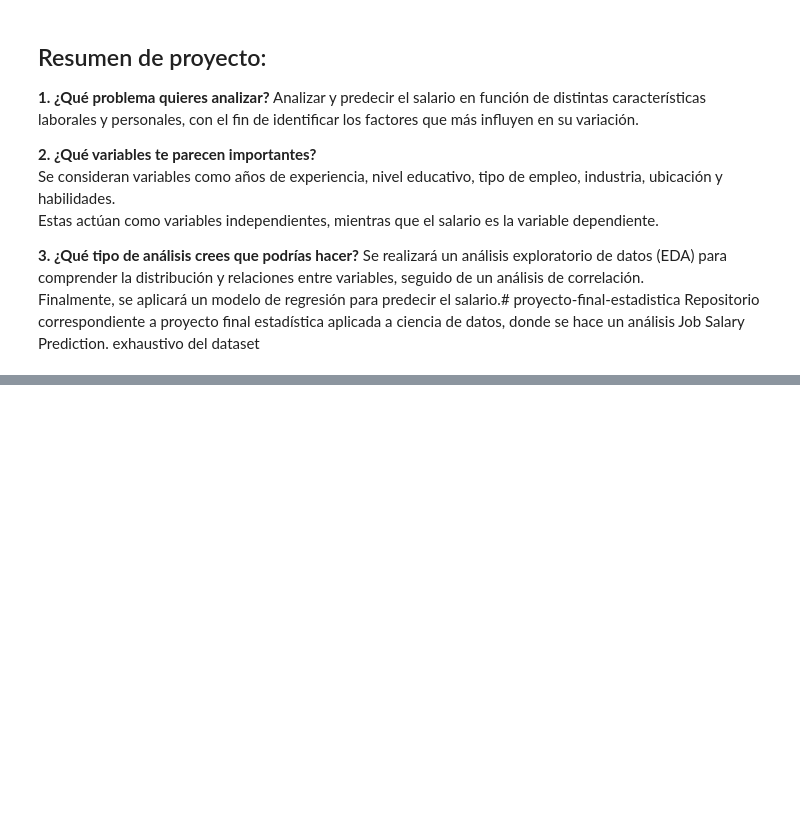
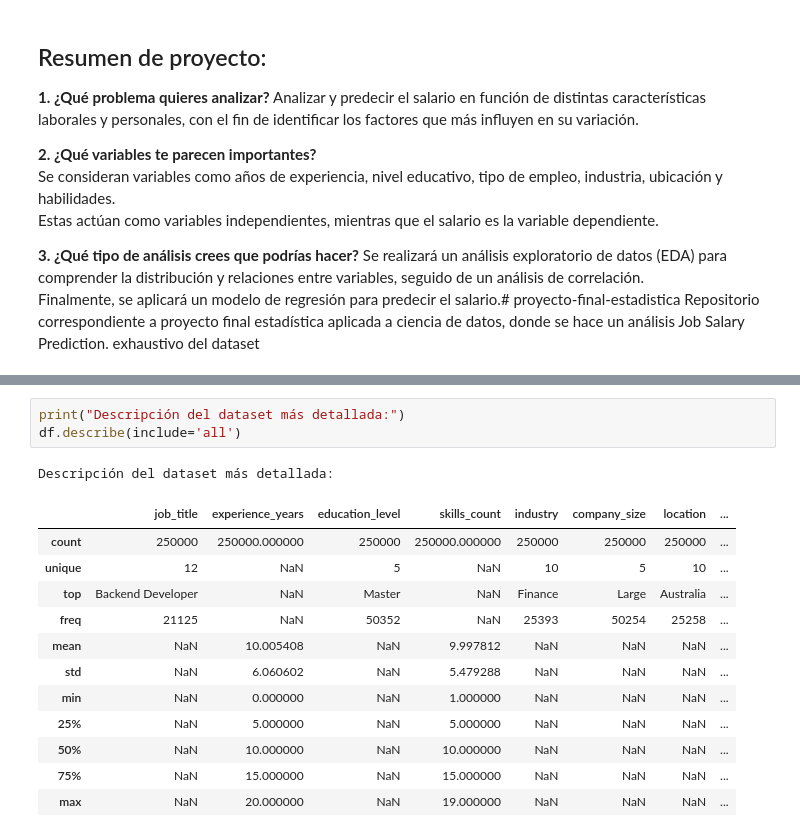
Before and after one commit to garciadejesustrianaolivadia165-a11y/proyecto-final-estadistica, a Jupyter notebook: analisis_salarios.ipynb, the cells around one changed output, grey strips where cells are left out. Cells and saved outputs as stored; diff of their text form; blank space fills up the shorter version.

Commit message:
Describe y grafico del Dataset

```diff
--- a/analisis_salarios.ipynb
+++ b/analisis_salarios.ipynb
@@ -95,0 +110,17 @@ Repositorio correspondiente a proyecto final estadística aplicada a ciencia de
+# %%
+print("Descripción del dataset más detallada:")
+df.describe(include='all')
+# %% [output]
+Descripción del dataset más detallada:
+|  | job_title | experience_years | education_level | skills_count | industry | company_size | location | ... |
+| count | 250000 | 250000.000000 | 250000 | 250000.000000 | 250000 | 250000 | 250000 | ... |
+| unique | 12 | NaN | 5 | NaN | 10 | 5 | 10 | ... |
+| top | Backend Developer | NaN | Master | NaN | Finance | Large | Australia | ... |
+| freq | 21125 | NaN | 50352 | NaN | 25393 | 50254 | 25258 | ... |
+| mean | NaN | 10.005408 | NaN | 9.997812 | NaN | NaN | NaN | ... |
+| std | NaN | 6.060602 | NaN | 5.479288 | NaN | NaN | NaN | ... |
+| min | NaN | 0.000000 | NaN | 1.000000 | NaN | NaN | NaN | ... |
+| 25% | NaN | 5.000000 | NaN | 5.000000 | NaN | NaN | NaN | ... |
+| 50% | NaN | 10.000000 | NaN | 10.000000 | NaN | NaN | NaN | ... |
+| 75% | NaN | 15.000000 | NaN | 15.000000 | NaN | NaN | NaN | ... |
+| max | NaN | 20.000000 | NaN | 19.000000 | NaN | NaN | NaN | ... |
```
Also changed, not shown: parts of 3 cells of this notebook.
